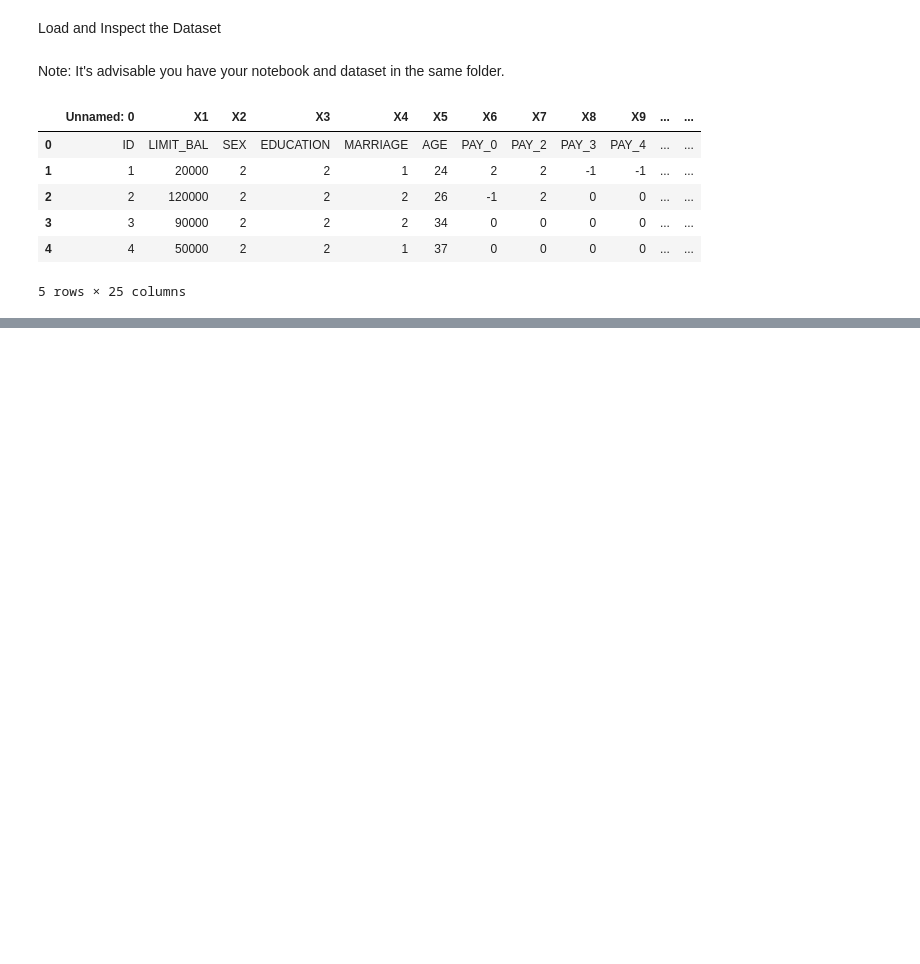
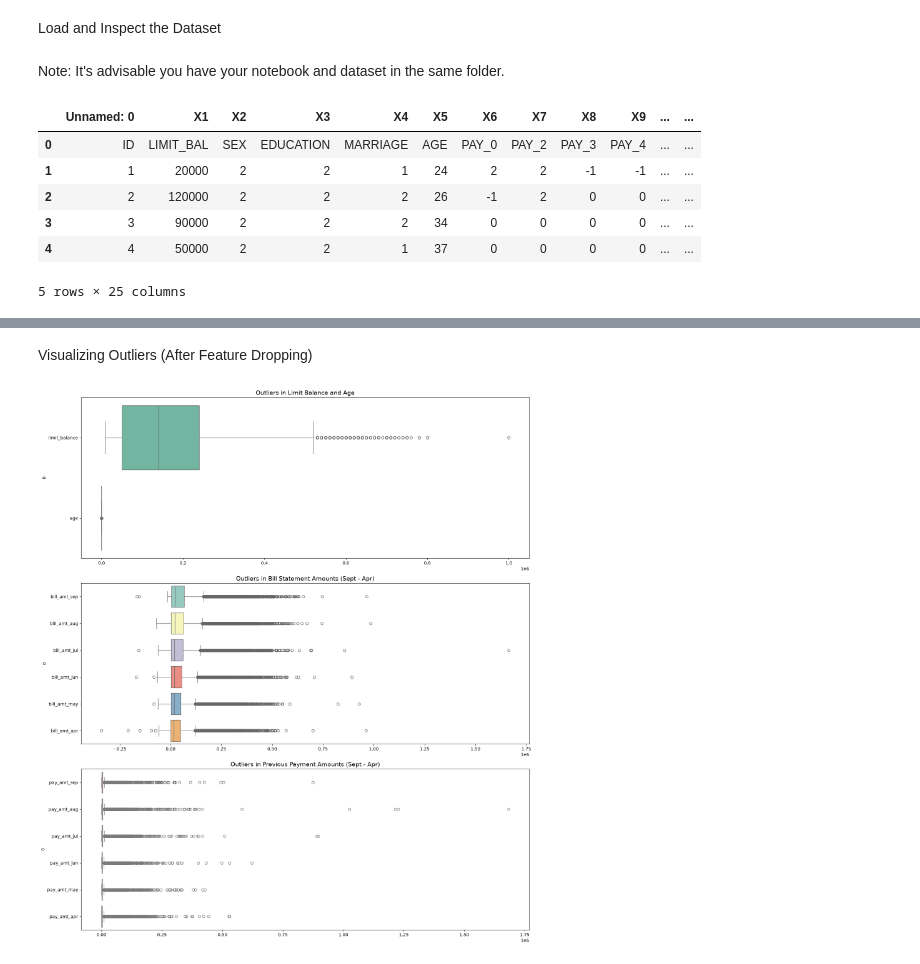
Before and after one commit to GiftFAC/team_credence, a Jupyter notebook: credit_card_default.ipynb, the cells around one changed output, grey strips where cells are left out. Cells and saved outputs as stored; diff of their text form; code cells hidden in the pictures; blank space fills up the shorter version.

```diff
--- a/credit_card_default.ipynb
+++ b/credit_card_default.ipynb
@@ -18,8 +21,10 @@ df = pd.read_excel(
     r"C:\Users\USER\OneDrive\Desktop\team_credence\team_credence\default of credit card clients.xls",
     engine="calamine"
 )
+# Create a copy to work on so that I can always have the source data
+df_copy = df.copy()
 # View the first 5
-df.head()
+df_copy.head()
 # %% [output]
 |  | Unnamed: 0 | X1 | X2 | X3 | X4 | X5 | X6 | X7 | X8 | X9 | ... | ... |
 | 0 | ID | LIMIT_BAL | SEX | EDUCATION | MARRIAGE | AGE | PAY_0 | PAY_2 | PAY_3 | PAY_4 | ... | ... |
@@ -30,0 +288,16 @@ df.head()
+# %%
+# Features to drop
+columns_to_drop = [
+    "id",
+
+]
+
+# Filter columns_to_drop to only include those present in africa_df
+existing_columns_to_drop = [col for col in columns_to_drop if col in df_copy.columns]
+
+# Drop the columns
+#df_copy.drop(columns=existing_columns_to_drop, inplace=True)
+df_copy = df_copy.drop(columns=existing_columns_to_drop)
+
+# Check remaining columns
+print(df_copy.columns)
@@ -30,0 +327,27 @@ df.head()
+# %% [markdown]
+Visualizing Outliers (After Feature Dropping)
+# %%
+# Identify continuous numerical columns to check for outliers
+bill_cols = [col for col in df_copy.columns if 'bill_amt' in col]
+pay_cols = [col for col in df_copy.columns if 'pay_amt' in col]
+numeric_cols = ['limit_balance', 'age']
+
+# Create subplots to inspect outliers
+fig, axes = plt.subplots(3, 1, figsize=(16, 18))
+
+# Plot 1: Limit Balance and Age
+sns.boxplot(data=df_copy[numeric_cols], ax=axes[0], orient='h', palette='Set2')
+axes[0].set_title('Outliers in Limit Balance and Age', fontsize=14)
+
+# Plot 2: Bill Statement Amounts
+sns.boxplot(data=df_copy[bill_cols], ax=axes[1], orient='h', palette='Set3')
+axes[1].set_title('Outliers in Bill Statement Amounts (Sept - Apr)', fontsize=14)
+
+# Plot 3: Previous Payment Amounts
+sns.boxplot(data=df_copy[pay_cols], ax=axes[2], orient='h', palette='Pastel1')
+axes[2].set_title('Outliers in Previous Payment Amounts (Sept - Apr)', fontsize=14)
+
+plt.tight_layout()
+plt.show()
+# %% [output]
+[figure, added]
```
Also changed, not shown: parts of 48 cells of this notebook.
